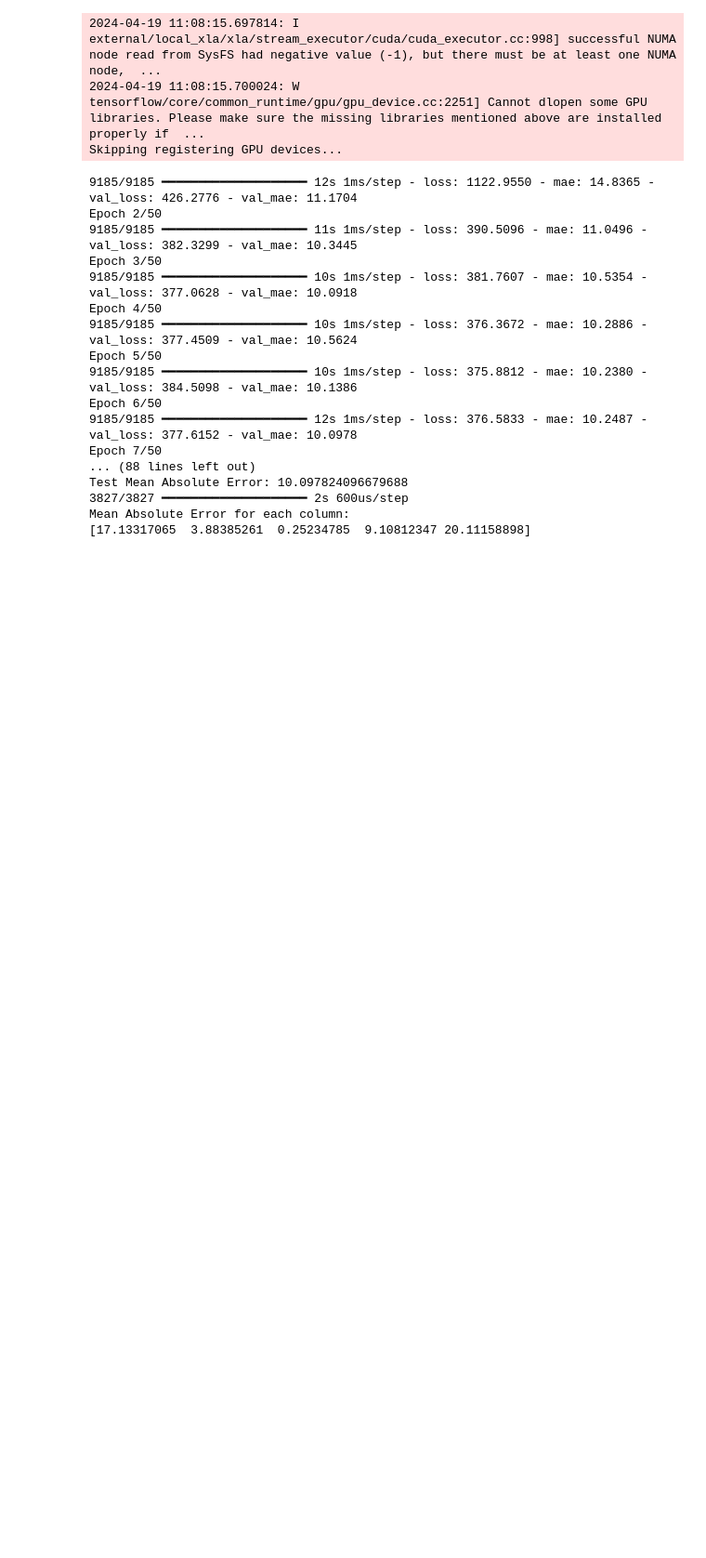
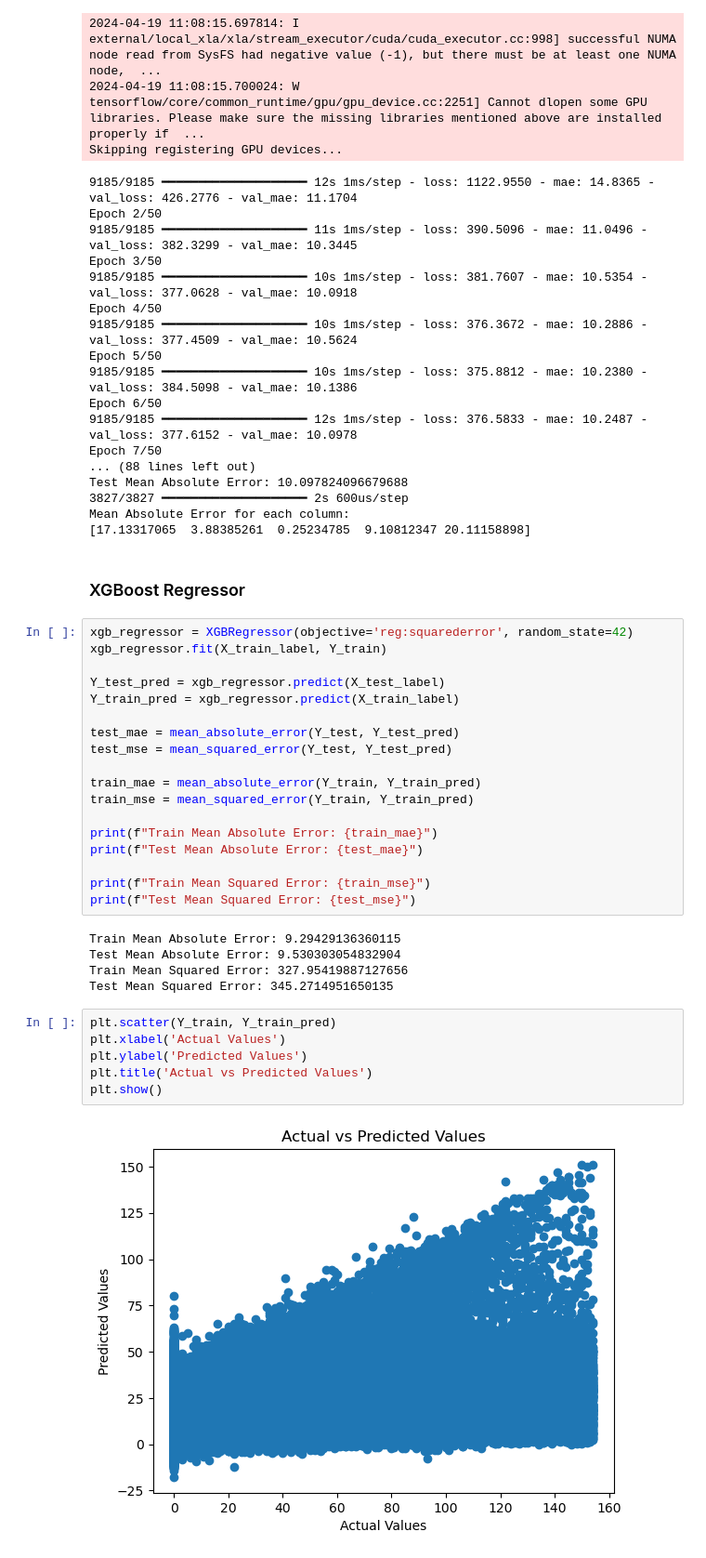
Before and after one commit to jwgerlach00/flight_delay_prediction, a Jupyter notebook: src/baseline_models.ipynb, the cells around one changed output. Shown at 93% size. Saved outputs shown, nothing was run; the diff lists cells and outputs as text; blank space fills up the shorter version.

Commit message:
XGBoost in baseline models

```diff
--- a/src/baseline_models.ipynb
+++ b/src/baseline_models.ipynb
@@ -229,3 +236,36 @@ Test Mean Absolute Error: 10.097824096679688
 3827/3827 ━━━━━━━━━━━━━━━━━━━━ 2s 600us/step
 Mean Absolute Error for each column:
 [17.13317065  3.88385261  0.25234785  9.10812347 20.11158898]
+# %% [markdown]
+### XGBoost Regressor
+# %%
+xgb_regressor = XGBRegressor(objective='reg:squarederror', random_state=42)
+xgb_regressor.fit(X_train_label, Y_train)
+
+Y_test_pred = xgb_regressor.predict(X_test_label)
+Y_train_pred = xgb_regressor.predict(X_train_label)
+
+test_mae = mean_absolute_error(Y_test, Y_test_pred)
+test_mse = mean_squared_error(Y_test, Y_test_pred)
+
+train_mae = mean_absolute_error(Y_train, Y_train_pred)
+train_mse = mean_squared_error(Y_train, Y_train_pred)
+
+print(f"Train Mean Absolute Error: {train_mae}")
+print(f"Test Mean Absolute Error: {test_mae}")
+
+print(f"Train Mean Squared Error: {train_mse}")
+print(f"Test Mean Squared Error: {test_mse}")
+# %% [output]
+Train Mean Absolute Error: 9.29429136360115
+Test Mean Absolute Error: 9.530303054832904
+Train Mean Squared Error: 327.95419887127656
+Test Mean Squared Error: 345.2714951650135
+# %%
+plt.scatter(Y_train, Y_train_pred)
+plt.xlabel('Actual Values')
+plt.ylabel('Predicted Values')
+plt.title('Actual vs Predicted Values')
+plt.show()
+# %% [output]
+[figure, added]
```
Also changed, not shown: parts of 2 cells of this notebook.
